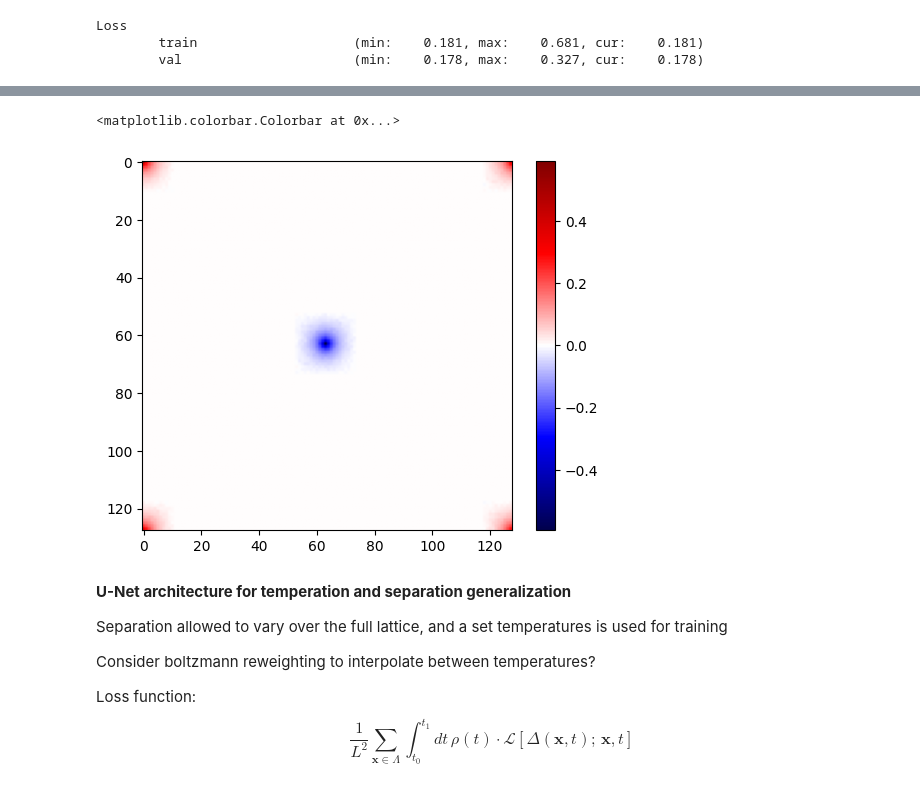
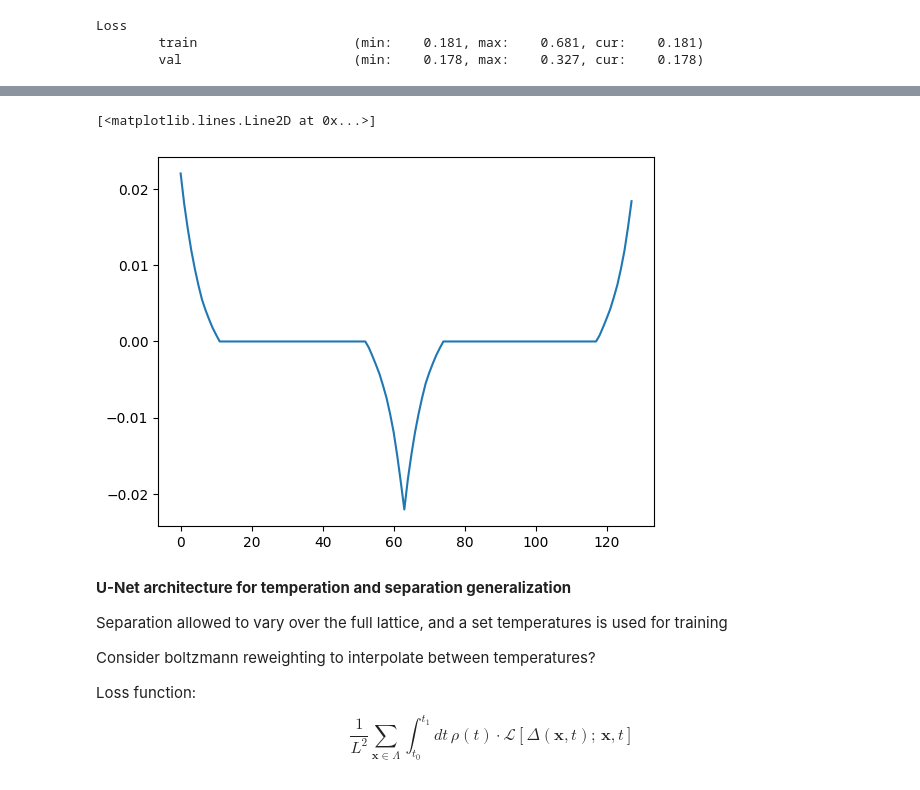
Before and after one commit to amshak01/XY-Contour-Deformations, a Jupyter notebook: deformations.ipynb, the cells around one changed output, grey strips where cells are left out. Drawn from its saved outputs; the diff is of its cells as text; code cells hidden in the pictures.

Commit message:
Some postprocessing and visualizations added to the jupyter notebook

```diff
--- a/deformations.ipynb
+++ b/deformations.ipynb
@@ -51,4 +51,5 @@ AMD Radeon™ RX 7700S
 # %%
 conv1layer = Conv1Layer(lat_size=lat_size, kernel_size=kernel_size)
 conv1layer.to(device)
+conv1layer.load_state_dict(torch.load("conv1layer_128.pth"))
 # %% [output]
@@ -112,19 +109,18 @@ plot_hists(initial, deformed)
 # %%
-plt.imshow(
+plt.plot(
     conv1layer.cpu()(
         torch.tensor([0.8], dtype=torch.float32),
         torch.tensor([63], dtype=torch.float32),
         torch.tensor([63], dtype=torch.float32),
     )
+    .mean(dim=1)
+    .squeeze()
     .detach()
-    .squeeze(0)
-    .numpy(),
-    cmap="seismic",
+    .numpy()
 )
-plt.colorbar()
 # %% [output]
-<matplotlib.colorbar.Colorbar at 0x...>
+[<matplotlib.lines.Line2D at 0x...>]
-[figure, old version]
+[figure, new version]
 # %% [markdown]
 **U-Net architecture for temperation and separation generalization**
 
```
Also changed, not shown: parts of 23 cells of this notebook, 1 other file.
